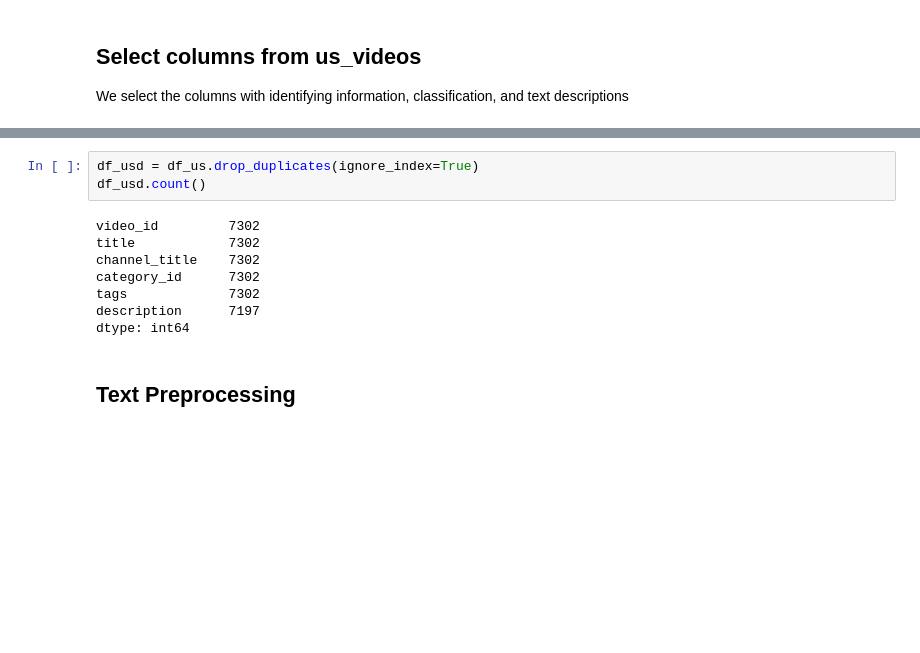
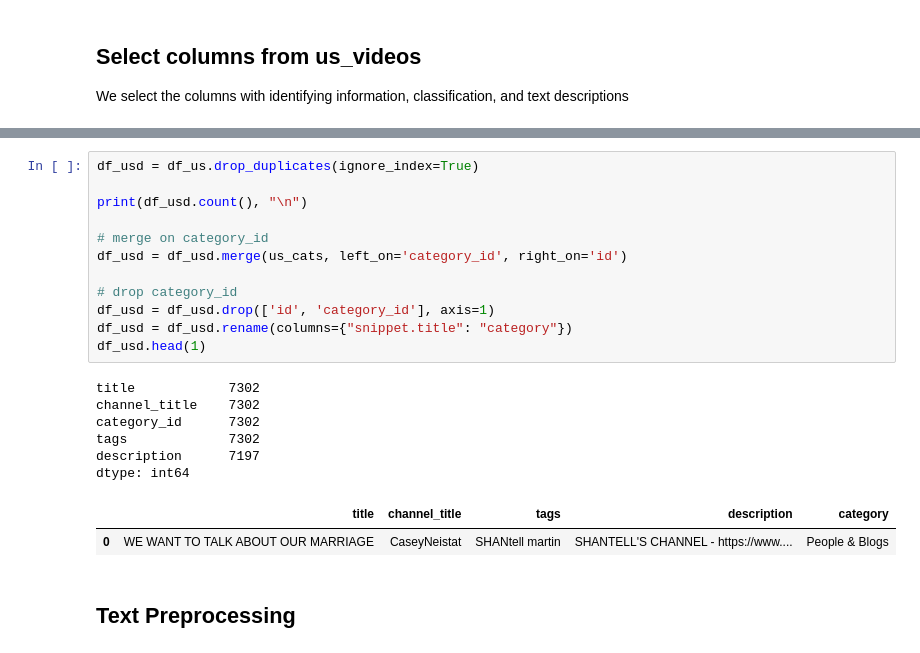
Before and after one commit to kduong781/youtube-category-predictor, a Jupyter notebook: video-data-preprocess.ipynb, the cells around one changed output, grey strips where cells are left out. Saved outputs shown, nothing was run; the diff lists cells and outputs as text; blank space fills up the shorter version.

```diff
--- a/video-data-preprocess.ipynb
+++ b/video-data-preprocess.ipynb
@@ -58,14 +76,24 @@ df_us.tail(1)
 # %%
 df_usd = df_us.drop_duplicates(ignore_index=True)
-df_usd.count()
+
+print(df_usd.count(), "\n")
+
+# merge on category_id
+df_usd = df_usd.merge(us_cats, left_on='category_id', right_on='id')
+
+# drop category_id
+df_usd = df_usd.drop(['id', 'category_id'], axis=1)
+df_usd = df_usd.rename(columns={"snippet.title": "category"})
+df_usd.head(1)
 # %% [output]
-video_id         7302
 title            7302
 channel_title    7302
 category_id      7302
 tags             7302
 description      7197
 dtype: int64
+|  | title | channel_title | tags | description | category |
+| 0 | WE WANT TO TALK ABOUT OUR MARRIAGE | CaseyNeistat | SHANtell martin | SHANTELL'S CHANNEL - https://www.... | People & Blogs |
 # %% [markdown]
 ## Text Preprocessing
 # %% [markdown]
```
Also changed, not shown: parts of 54 cells of this notebook.
